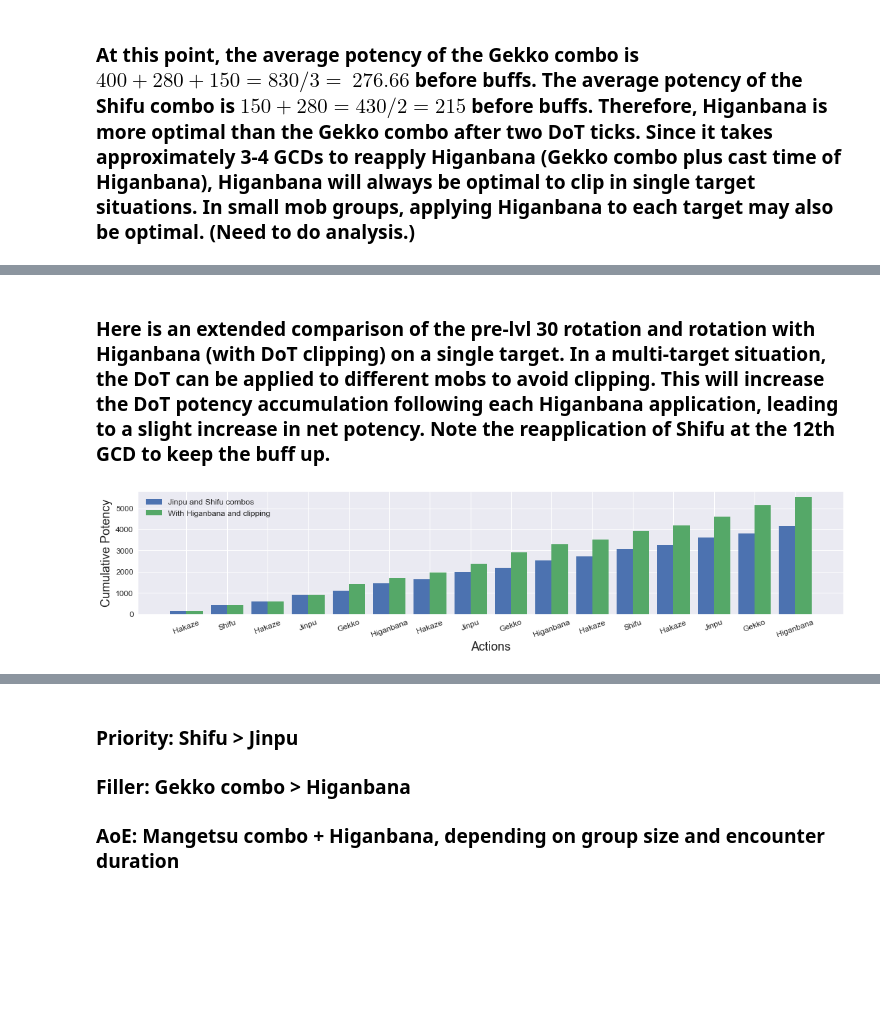
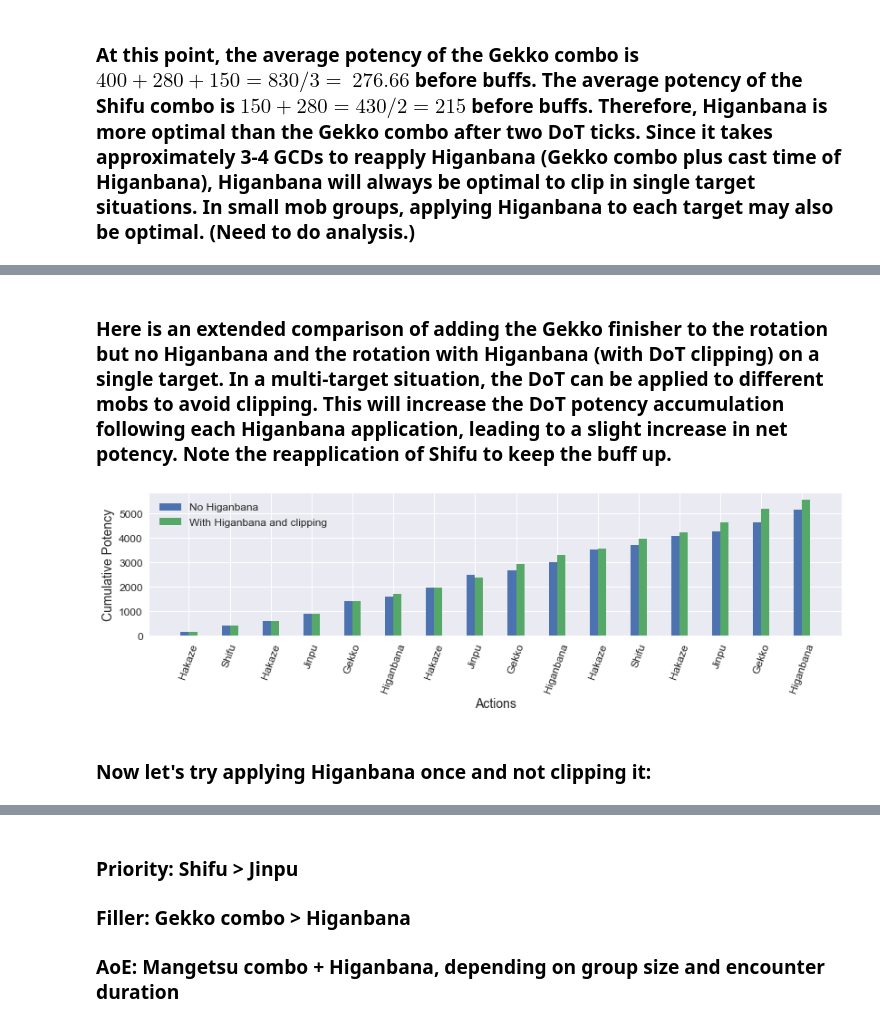
Before and after one commit to rconcep/ffxiv, a Jupyter notebook: sam-by-the-numbers.ipynb, the cells around one changed output, grey strips where cells are left out. Saved outputs shown, nothing was run; the diff lists cells and outputs as text; code cells hidden in the pictures; blank space fills up the shorter version.

```diff
--- a/sam-by-the-numbers.ipynb
+++ b/sam-by-the-numbers.ipynb
@@ -268,18 +272,18 @@ actions = [('Hakaze', sam.hakaze()),
            ('Shifu', sam.shifu()),
            ('Hakaze', sam.hakaze()),
            ('Jinpu', sam.jinpu()),
+           ('Gekko', sam.gekko()),
+           ('Hakaze', sam.hakaze()),
+           ('Jinpu', sam.jinpu()),
+           ('Gekko', sam.gekko()),
+           ('Hakaze', sam.hakaze()),
+           ('Jinpu', sam.jinpu()),
+           ('Gekko', sam.gekko()),
            ('Hakaze', sam.hakaze()),
            ('Shifu', sam.shifu()),
            ('Hakaze', sam.hakaze()),
            ('Jinpu', sam.jinpu()),
-           ('Hakaze', sam.hakaze()),
-           ('Shifu', sam.shifu()),
-           ('Hakaze', sam.hakaze()),
-           ('Jinpu', sam.jinpu()),
-           ('Hakaze', sam.hakaze()),
-           ('Shifu', sam.shifu()),
-           ('Hakaze', sam.hakaze()),
-           ('Jinpu', sam.jinpu())]
+           ('Gekko', sam.gekko())]
 # %%
 df2_ext = pd.DataFrame(actions, columns=['action', 'potency'])
 df2_ext['total potency'] = df2_ext['potency'].cumsum(axis=0)
@@ -327,6 +350,8 @@ display(df3_ext)
 # %% [markdown]
-### Here is an extended comparison of the pre-lvl 30 rotation and rotation with Higanbana (with DoT clipping) on a single target. In a multi-target situation, the DoT can be applied to different mobs to avoid clipping. This will increase the DoT potency accumulation following each Higanbana application, leading to a slight increase in net potency. Note the reapplication of Shifu at the 12th GCD to keep the buff up.
+### Here is an extended comparison of adding the Gekko finisher to the rotation but no Higanbana and the rotation with Higanbana (with DoT clipping) on a single target. In a multi-target situation, the DoT can be applied to different mobs to avoid clipping. This will increase the DoT potency accumulation following each Higanbana application, leading to a slight increase in net potency. Note the reapplication of Shifu to keep the buff up.
 # %%
-compare_potencies([df2_ext, df3_ext], ['Jinpu and Shifu combos', 'With Higanbana and clipping'])
+compare_potencies([df2_ext, df3_ext], ['No Higanbana', 'With Higanbana and clipping'])
 # %% [output]
-[figure, old version]
+[figure, new version]
+# %% [markdown]
+### Now let's try applying Higanbana once and not clipping it:
```
Also changed, not shown: parts of 68 cells of this notebook, 6 other files.
